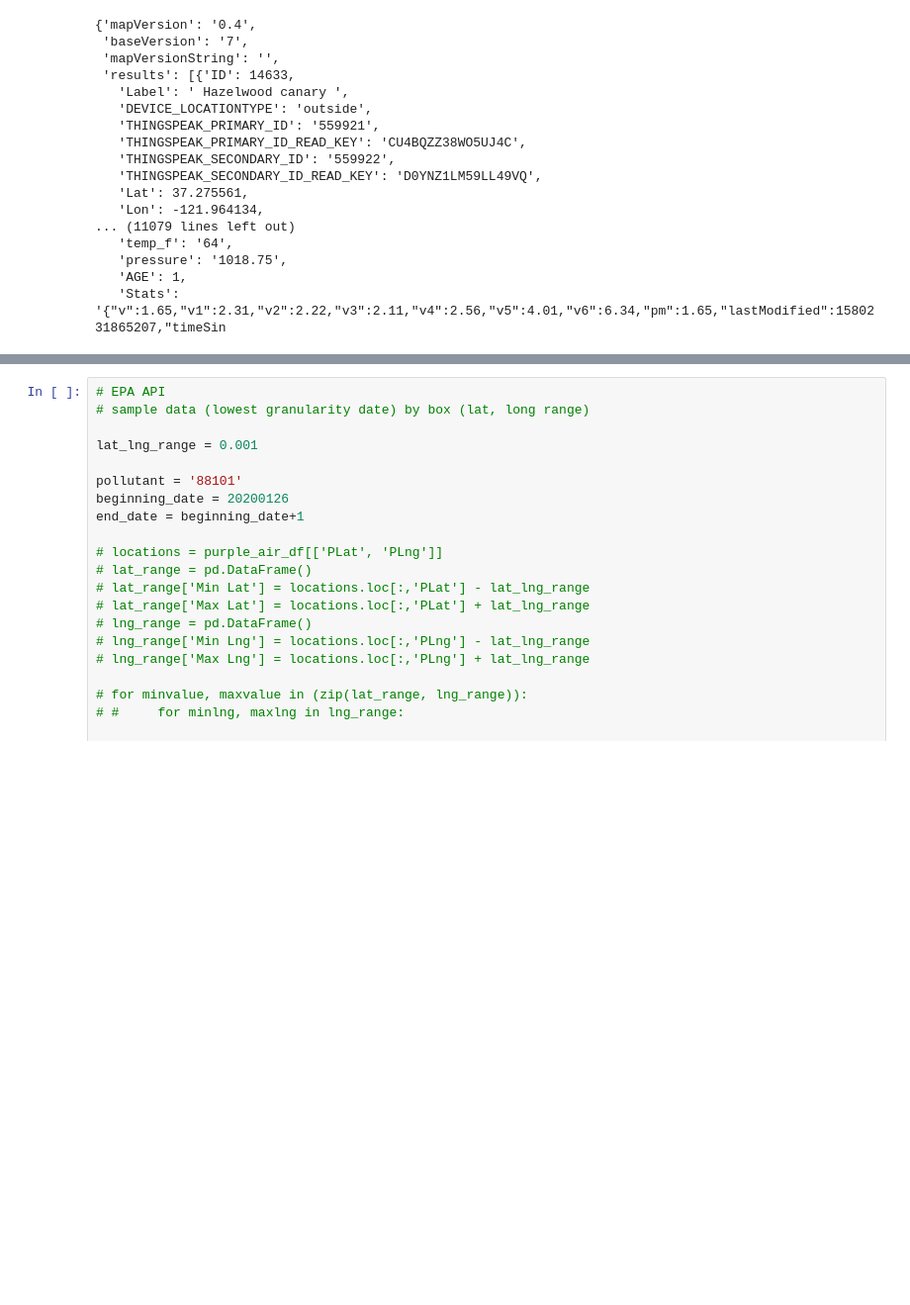
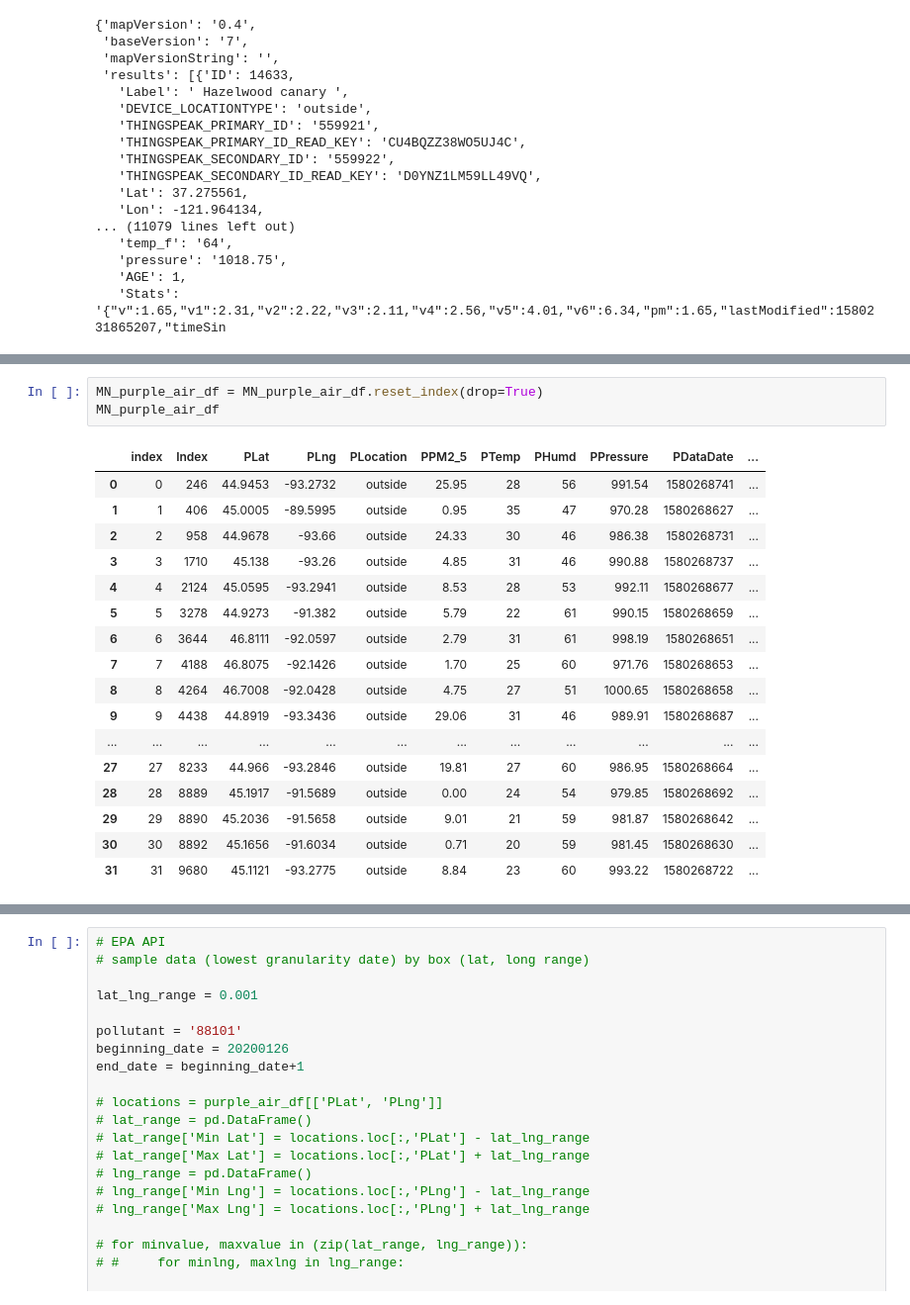
Before and after one commit to abbylemon/fake-news, a Jupyter notebook: AirQuality.ipynb, the cells around one changed output, grey strips where cells are left out. Shown at 99% size. Saved outputs shown, nothing was run; the diff lists cells and outputs as text; blank space fills up the shorter version.

```diff
--- a/AirQuality.ipynb
+++ b/AirQuality.ipynb
@@ -140,3 +158,24 @@ MN_purple_air_df
+# %%
+MN_purple_air_df = MN_purple_air_df.reset_index(drop=True)
+MN_purple_air_df
+# %% [output]
+|  | index | Index | PLat | PLng | PLocation | PPM2_5 | PTemp | PHumd | PPressure | PDataDate | ... |
+| 0 | 0 | 246 | 44.9453 | -93.2732 | outside | 25.95 | 28 | 56 | 991.54 | 1580268741 | ... |
+| 1 | 1 | 406 | 45.0005 | -89.5995 | outside | 0.95 | 35 | 47 | 970.28 | 1580268627 | ... |
+| 2 | 2 | 958 | 44.9678 | -93.66 | outside | 24.33 | 30 | 46 | 986.38 | 1580268731 | ... |
+| 3 | 3 | 1710 | 45.138 | -93.26 | outside | 4.85 | 31 | 46 | 990.88 | 1580268737 | ... |
+| 4 | 4 | 2124 | 45.0595 | -93.2941 | outside | 8.53 | 28 | 53 | 992.11 | 1580268677 | ... |
+| 5 | 5 | 3278 | 44.9273 | -91.382 | outside | 5.79 | 22 | 61 | 990.15 | 1580268659 | ... |
+| 6 | 6 | 3644 | 46.8111 | -92.0597 | outside | 2.79 | 31 | 61 | 998.19 | 1580268651 | ... |
+| 7 | 7 | 4188 | 46.8075 | -92.1426 | outside | 1.70 | 25 | 60 | 971.76 | 1580268653 | ... |
+| 8 | 8 | 4264 | 46.7008 | -92.0428 | outside | 4.75 | 27 | 51 | 1000.65 | 1580268658 | ... |
+| 9 | 9 | 4438 | 44.8919 | -93.3436 | outside | 29.06 | 31 | 46 | 989.91 | 1580268687 | ... |
+| ... | ... | ... | ... | ... | ... | ... | ... | ... | ... | ... | ... |
+| 27 | 27 | 8233 | 44.966 | -93.2846 | outside | 19.81 | 27 | 60 | 986.95 | 1580268664 | ... |
+| 28 | 28 | 8889 | 45.1917 | -91.5689 | outside | 0.00 | 24 | 54 | 979.85 | 1580268692 | ... |
+| 29 | 29 | 8890 | 45.2036 | -91.5658 | outside | 9.01 | 21 | 59 | 981.87 | 1580268642 | ... |
+| 30 | 30 | 8892 | 45.1656 | -91.6034 | outside | 0.71 | 20 | 59 | 981.45 | 1580268630 | ... |
+| 31 | 31 | 9680 | 45.1121 | -93.2775 | outside | 8.84 | 23 | 60 | 993.22 | 1580268722 | ... |
 # %%
 # Plotting data and checking for correlation
 MN_purple_air_df.plot.scatter(x='PPM2_5', y='PTemp')
```
Also changed, not shown: parts of 4 cells of this notebook, 1 other file.
